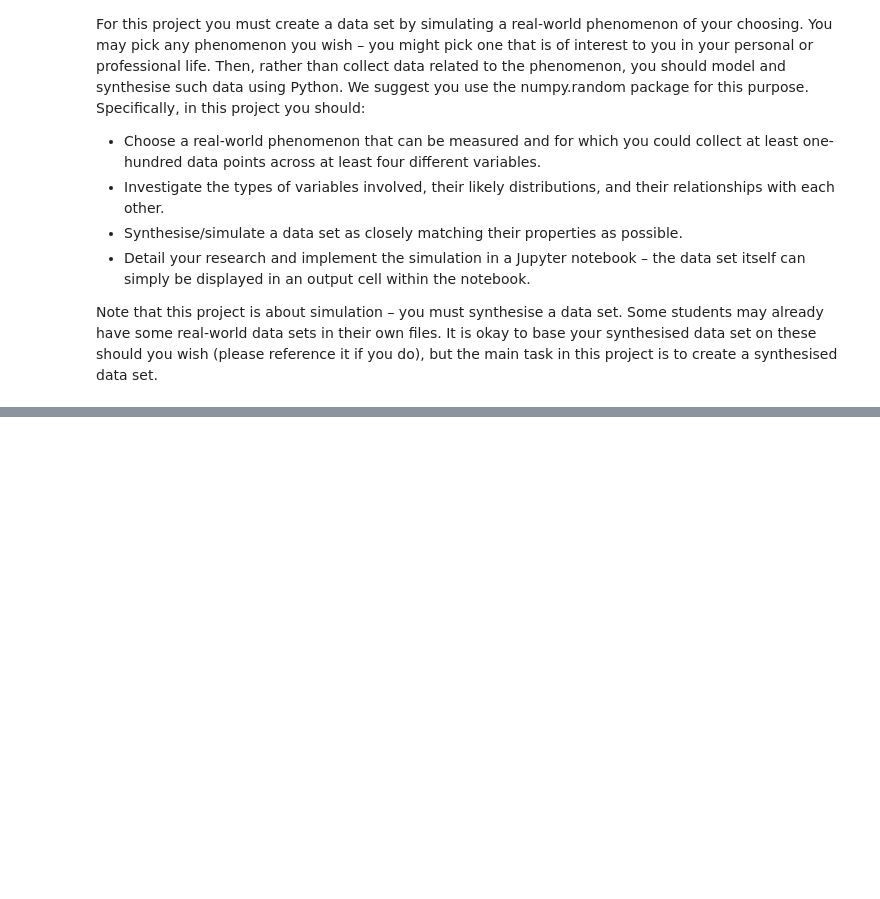
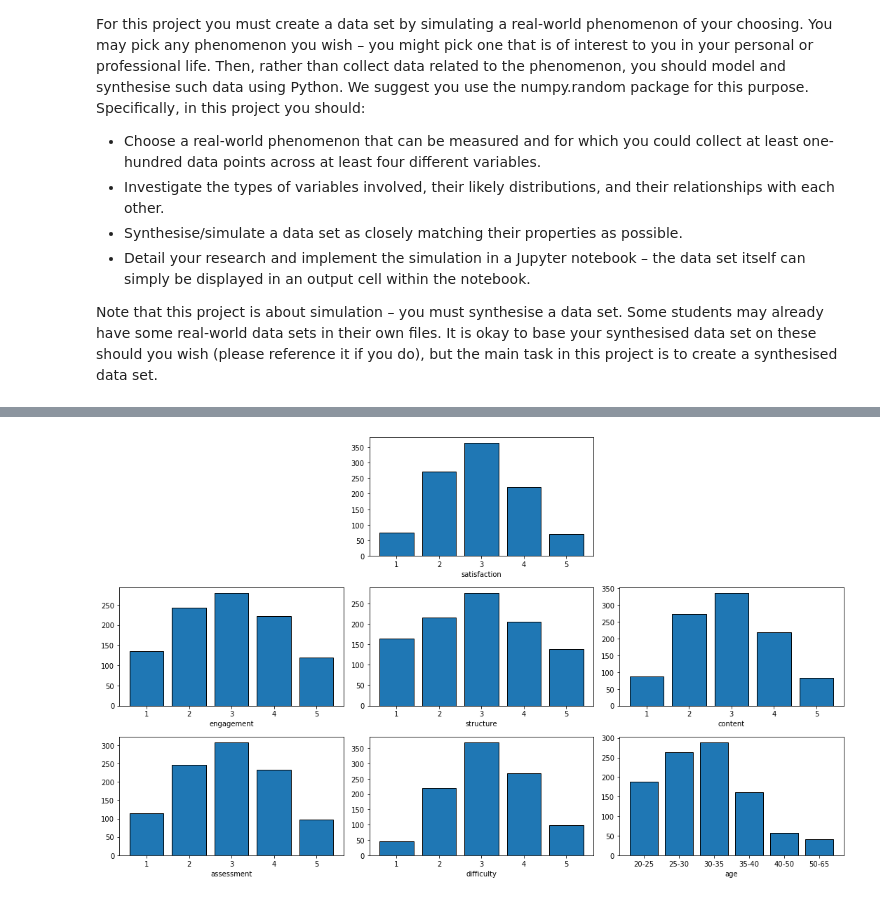
Before and after one commit to ashleycampion/GMIT_Programming_for_data_analysis_Assignment, a Jupyter notebook: Programming for Data Analytics Project.ipynb, the cells around one changed output, grey strips where cells are left out. Saved outputs shown, nothing was run; the diff lists cells and outputs as text; code cells hidden in the pictures; blank space fills up the shorter version.

Commit message:
adding histograms

```diff
--- a/Programming for Data Analytics Project.ipynb
+++ b/Programming for Data Analytics Project.ipynb
@@ -113,0 +150,17 @@ satisfaction counts are: Counter({3: 390, 2: 243, 4: 224, 1: 74, 5: 69})
+# %%
+import matplotlib.pyplot as plt
+%matplotlib inline
+fig, ((ax1, ax2, ax3), (ax4, ax5, ax6), (ax7, ax8, ax9)) = plt.subplots(nrows=3, ncols=3, figsize=(15,9))
+
+axes = [ax4, ax5, ax6, ax7, ax8, ax9, ax2]
+for column, axis in zip(df.columns, axes):
+    labels, counts = np.unique(df[column], return_counts=True)
+    axis.bar(labels, counts, align='center', edgecolor='k')
+    axis.set_xlabel(column)
+
+fig.delaxes(ax1)
+fig.delaxes(ax3)
+fig.tight_layout()
+plt.show()
+# %% [output]
+[figure, added]
```
Also changed, not shown: parts of 4 cells of this notebook.
